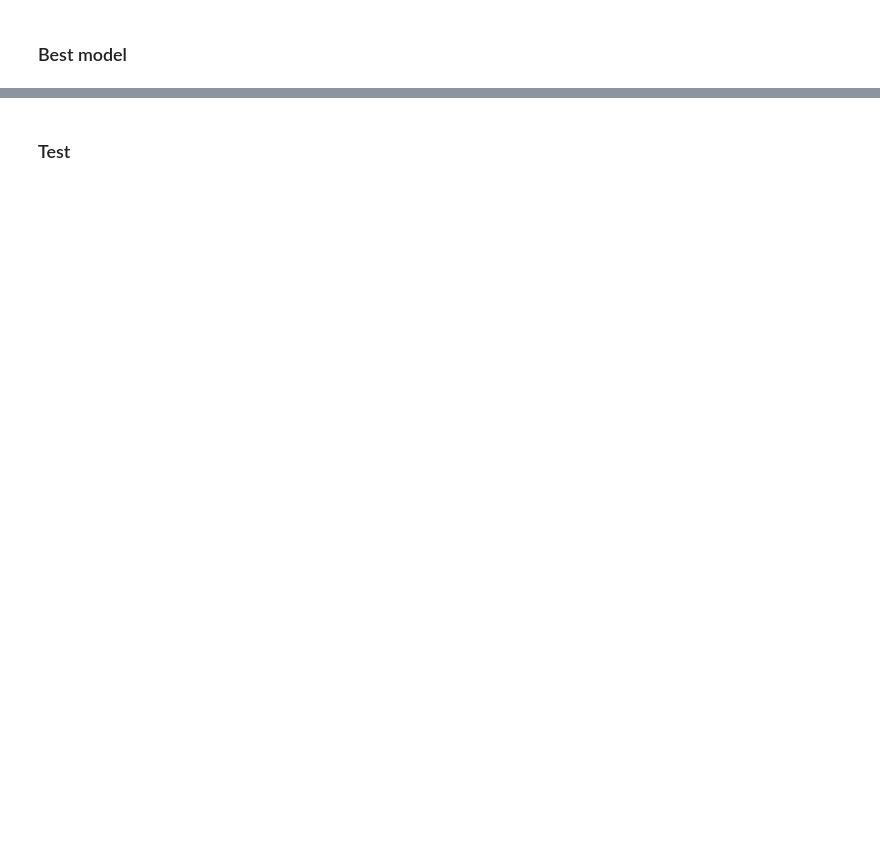
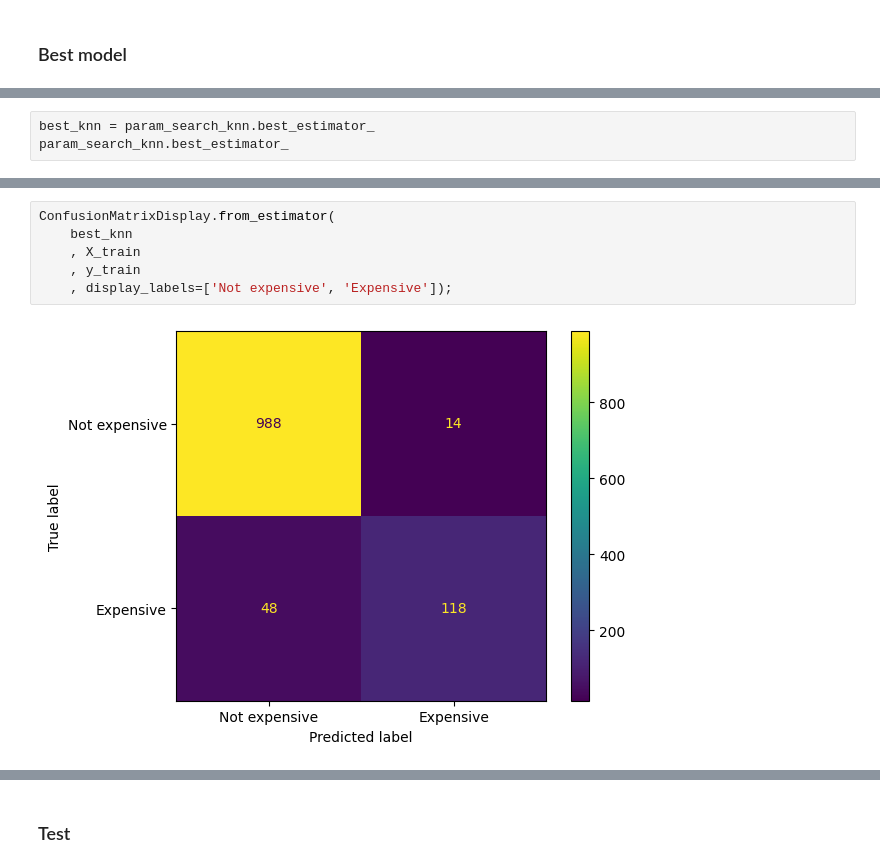
Before and after one commit to gastan81/supervised-ml, a Jupyter notebook: 00_competition.ipynb, the cells around one changed output, grey strips where cells are left out. Cells and saved outputs as stored; diff of their text form; blank space fills up the shorter version.

```diff
--- a/00_competition.ipynb
+++ b/00_competition.ipynb
@@ -1032,0 +1467,3 @@ Pipeline(steps=[('preprocessor',
+# %%
+best_knn = param_search_knn.best_estimator_
+param_search_knn.best_estimator_
@@ -1051,0 +1588,8 @@ ConfusionMatrixDisplay.from_estimator(
+# %%
+ConfusionMatrixDisplay.from_estimator(
+    best_knn
+    , X_train
+    , y_train
+    , display_labels=['Not expensive', 'Expensive']);
+# %% [output]
+[figure, added]
```
Also changed, not shown: parts of 45 cells of this notebook.
